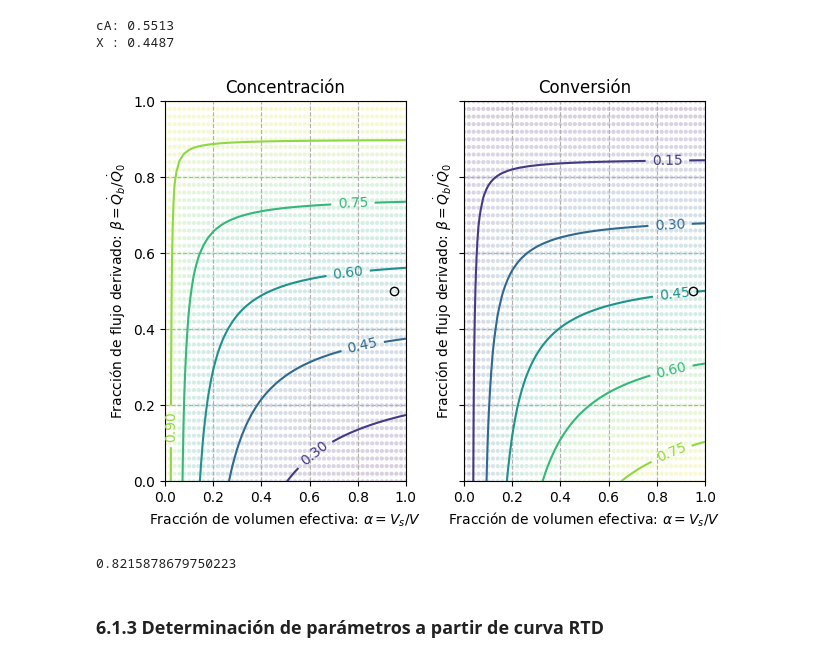
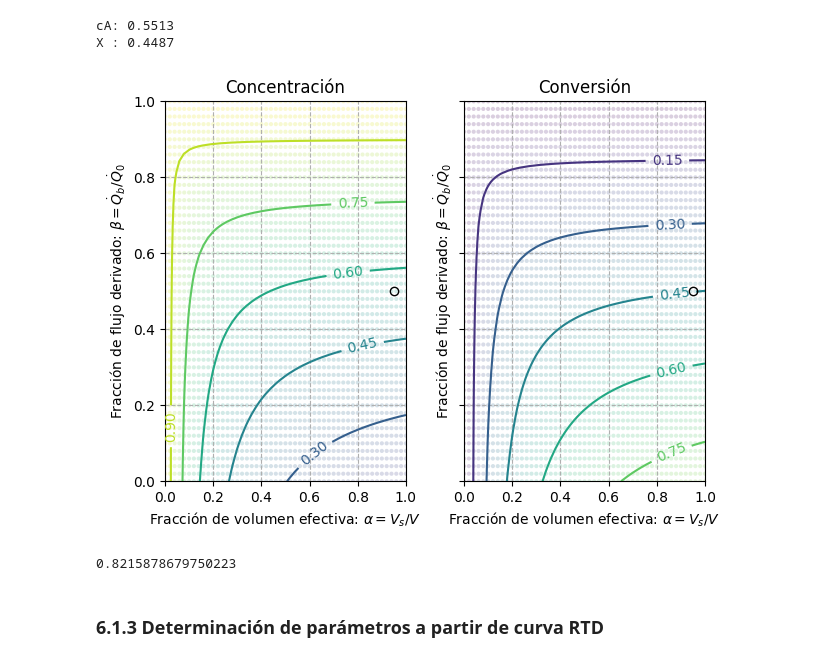
Before and after one commit to eicastroc/Kin_Cinvestav_IngMetalurgica, a Jupyter notebook: 05_analisisRTD/06_modelos_dos_parametros.ipynb, the cells around one changed output. Saved outputs shown, nothing was run; the diff lists cells and outputs as text; code cells hidden in the pictures.

```diff
--- a/05_analisisRTD/06_modelos_dos_parametros.ipynb
+++ b/05_analisisRTD/06_modelos_dos_parametros.ipynb
@@ -142,38 +142,38 @@ k = 0.307 # 1/min
 r_A = lambda cA: -k*cA
 
 # mapeo
 alphas = np.linspace(0, 1, 51)
 betas = np.linspace(0, 1, 51)
 data = []
 for alpha in alphas:
     for beta in betas:
         cA = cstr_bypass_dead(cA0, V, Q, r_A, alpha, beta)
         data.append([alpha, beta, cA, 1-cA/cA0])
 data = np.array(data)
 
 # graficos
 fig, (ax0, ax1) = plt.subplots(ncols=2, sharex=True, sharey=True)
 # concentraciones
-cs = ax0.tricontour(data[:,0], data[:,1], data[:, 2])
-ax0.scatter(data[:,0], data[:,1], c=data[:,2], marker='.', edgecolor='None', alpha=0.2)
+cs = ax0.tricontour(data[:,0], data[:,1], data[:, 2], vmin=0, vmax=cA0)
+ax0.scatter(data[:,0], data[:,1], c=data[:,2], marker='.', edgecolor='None', vmin=0, vmax=cA0, alpha=0.2)
 ax0.plot(alp, bet, ls='', marker='o', c="k", mfc="None")
 ax0.clabel(cs)
 # conversiones
-cs = ax1.tricontour(data[:,0], data[:,1], data[:, 3])
-ax1.scatter(data[:,0], data[:,1], c=data[:,3], marker='.', edgecolor='None', alpha=0.2)
+cs = ax1.tricontour(data[:,0], data[:,1], data[:, 3], vmin=0, vmax=1)
+ax1.scatter(data[:,0], data[:,1], c=data[:,3], marker='.', edgecolor='None', vmin=0, vmax=1, alpha=0.2)
 ax1.plot(alp, bet, ls='', marker='o', c="k", mfc="None")
 ax1.clabel(cs)
 for ax in (ax0, ax1):
     ax.set_xlabel(r"Fracción de volumen efectiva: $\alpha = {V_s}/{V}$")
     ax.set_ylabel(r"Fracción de flujo derivado: $\beta = {\dot{Q}_b}/{\dot{Q}_0}$")
     ax.grid(ls='--')
 ax0.set_title("Concentración")
 ax1.set_title("Conversión")
 fig.tight_layout()
 plt.show()
 print(1 - cstr_bypass_dead(cA0, V, Q, r_A, 1.0, 0.0)/cA0)
 # %% [output]
-[figure, old version]
+[figure, new version]
 0.8215878679750223
 # %% [markdown]
 ### 6.1.3 Determinación de parámetros a partir de curva RTD
```
Also changed, not shown: parts of 29 cells of this notebook, 2 other files.
